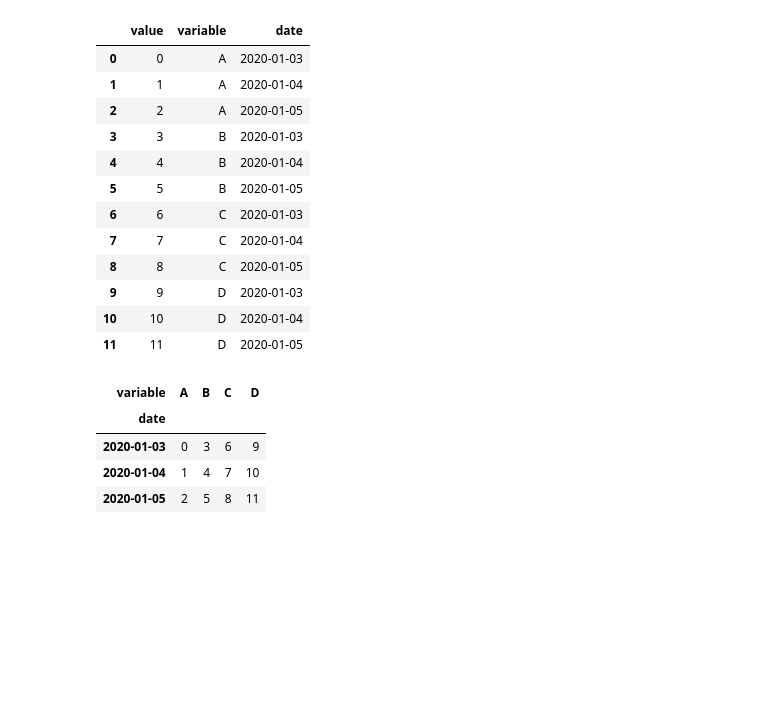
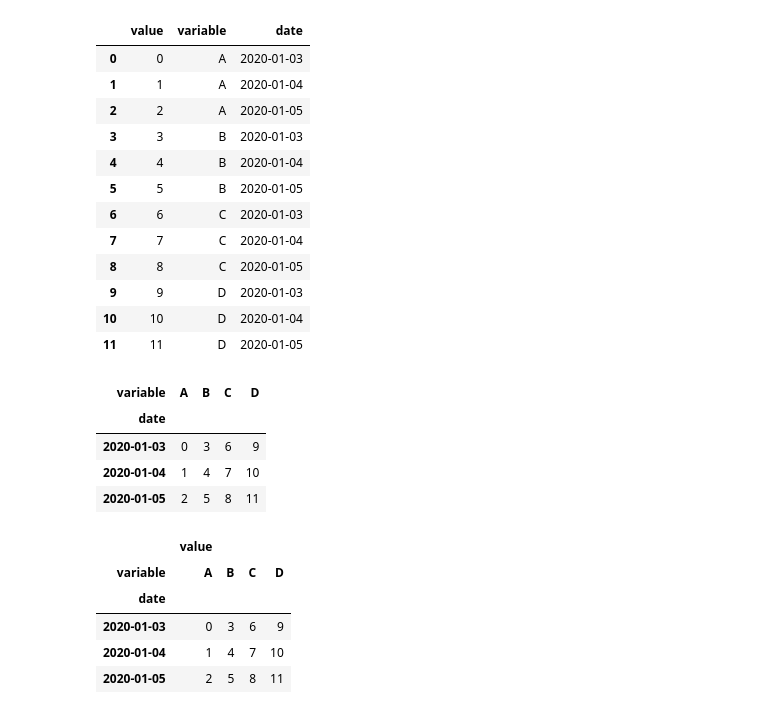
Before and after one commit to arun1248/data-science, a Jupyter notebook: notes/py_ds/crosstab.ipynb, the cells around one changed output. Drawn from its saved outputs; the diff is of its cells as text; code cells hidden in the pictures; blank space fills up the shorter version.

```diff
--- a/notes/py_ds/crosstab.ipynb
+++ b/notes/py_ds/crosstab.ipynb
@@ -233,4 +309,11 @@ df.pivot(index= 'date', columns='variable', values='value')
 | 2020-01-04 | 1 | 4 | 7 | 10 |
 | 2020-01-05 | 2 | 5 | 8 | 11 |
 # %%
-df.pivot(index= 'date', columns='variable', values='value')
+df.pivot(index= 'date', columns='variable')
+# %% [output]
+|  | value |  |  |  |
+| variable | A | B | C | D |
+| date |  |  |  |  |
+| 2020-01-03 | 0 | 3 | 6 | 9 |
+| 2020-01-04 | 1 | 4 | 7 | 10 |
+| 2020-01-05 | 2 | 5 | 8 | 11 |
```
Also changed, not shown: parts of 14 cells of this notebook, 1 other file.
